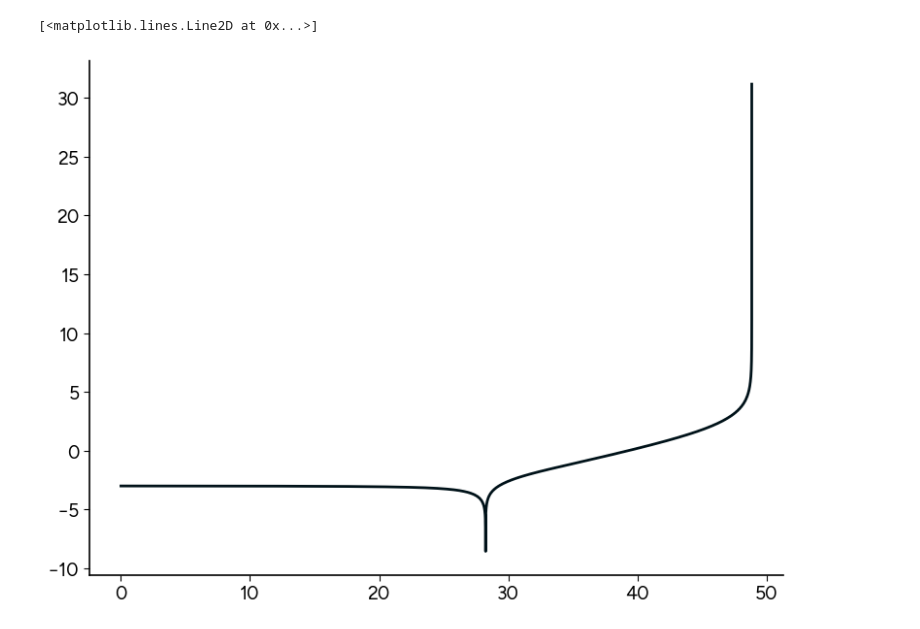
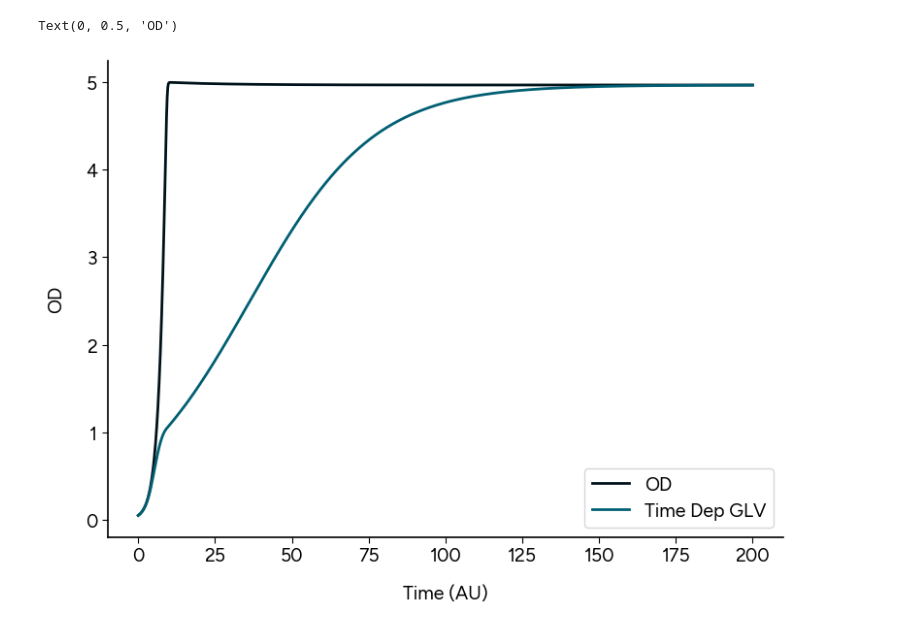
Before and after one commit to prajwalp/OE-dilutions, a Jupyter notebook: one_species_one_resource.ipynb, the cells around one changed output. Drawn from its saved outputs; the diff is of its cells as text; code cells hidden in the pictures.

```diff
--- a/one_species_one_resource.ipynb
+++ b/one_species_one_resource.ipynb
@@ -24,7 +24,7 @@ yiel = 1
 # %%
 initialn = 0.05
 initialc = s
-teval = np.linspace(0,72,100000)
+teval = np.linspace(0,200,1000)
 # %%
 soln_n = integrate.solve_ivp(chemostat_dynamics, (0,teval[-1]), [initialn,initialc], args=((mu,k,yiel,delta,s),), t_eval=teval,rtol=1e-6,atol=1e-6)
 # %%
@@ -94,12 +92,12 @@ Text(0, 0.5, 'OD')
 # %%
 def glv_approx_params(c,mu,k,yiel,delta,s):
-    sij = -mu*k / (k+c)**2
+    sij = mu*k / (k+c)**2
     sigma = delta*(s-c)
-    dsigma_dr = -delta
-    f = mu*c / (k+c) / yiel
+    dsigma_dc = -delta
+    f = -mu*c / (k+c) / yiel
     df_dr = -mu*k / (k+c)**2 / yiel
 
-    mij = df_dr / f * sigma - dsigma_dr
-    gcalc = sij / mij * sigma
+    mij = df_dr *sigma/f - dsigma_dc
+    gcalc = sij / mij * sigma + mu*c / (k+c) - delta
     alphacalc = -sij /mij * f
     return gcalc,alphacalc
@@ -137,9 +145,12 @@ paramsApproxTimeTraj = np.array([glv_approx_params(c,mu,k,yiel,delta,s) for c in
 # %%
 @njit
 def timeDepGLV(t,y,gTime,alphaTime):
-    indexT = np.where(teval >= t)[0][0]
+    try:
+        indexT = np.where(teval >= t)[0][0]
+    except:
+        print(np.where(teval >= t))
     g,alpha = gTime[indexT],alphaTime[indexT]
-    return y*g*(1 - alpha*y/g)
+    return y*(g - alpha*y)
 # %%
 gTime = paramsApproxTimeTraj[:,0]
 alphaTime = paramsApproxTimeTraj[:,1]
@@ -170,3 +157,2 @@ qssCvsT[392]
 # %%
-tineDependentGLV = integrate.solve_ivp(timeDepGLV,[0,teval[-1]],[initialn],args=(gTime,alphaTime),rtol=1e-8,atol=1e-12)
-tineDependentGLV
+tineDependentGLV = integrate.solve_ivp(timeDepGLV,[0,teval[-1]],[initialn],args=(gTime,alphaTime),t_eval=teval,rtol=1e-6,atol=1e-6)
@@ -185,5 +170,10 @@ tineDependentGLV
 # %%
-plt.plot(tineDependentGLV.t,np.log(tineDependentGLV.y[0]),label="Time Dependent GLV")
+plt.plot(teval,soln_n.y[0],label="OD")
+plt.plot(tineDependentGLV.t,tineDependentGLV.y[0],label="Time Dep GLV")
+
+plt.legend()
+plt.xlabel("Time (AU)")
+plt.ylabel("OD")
 # %% [output]
-[<matplotlib.lines.Line2D at 0x...>]
+Text(0, 0.5, 'OD')
-[figure, old version]
+[figure, new version]
```
Also changed, not shown: parts of 29 cells of this notebook, 12 other files.
